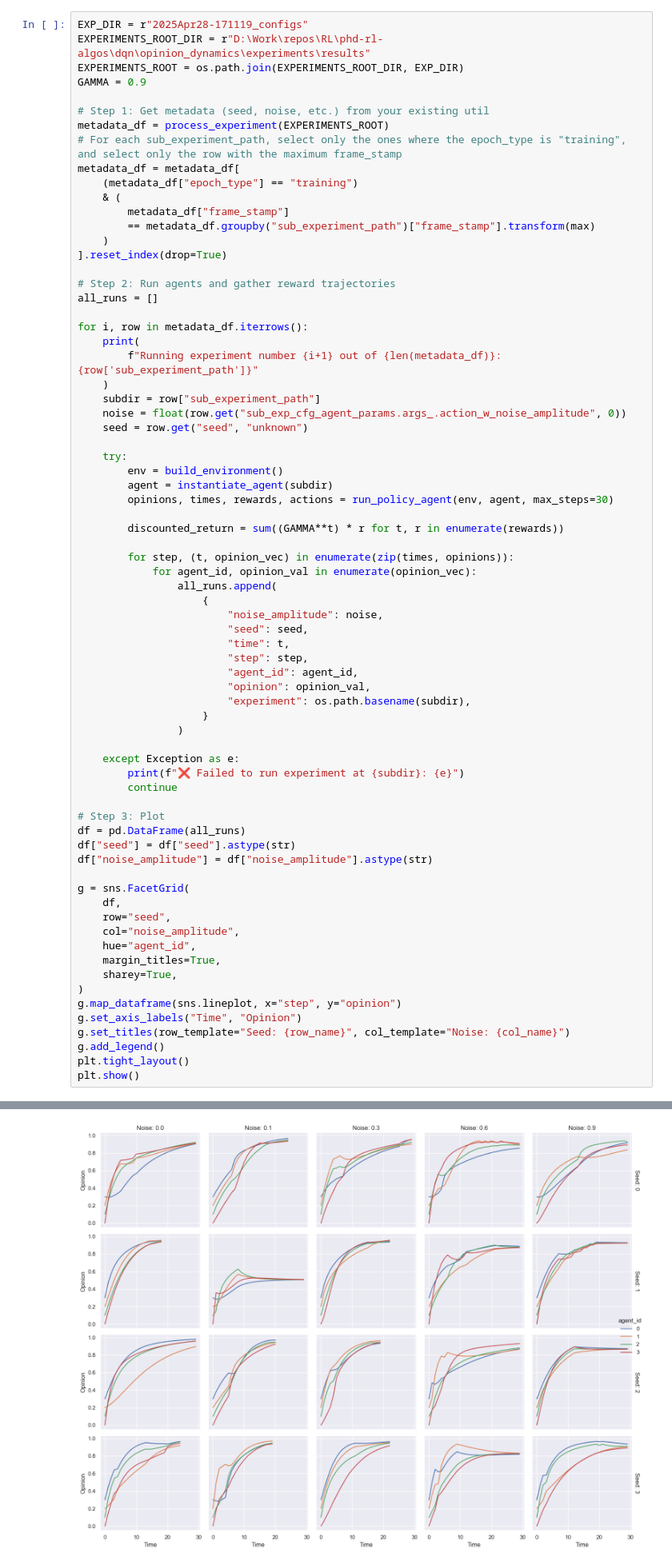
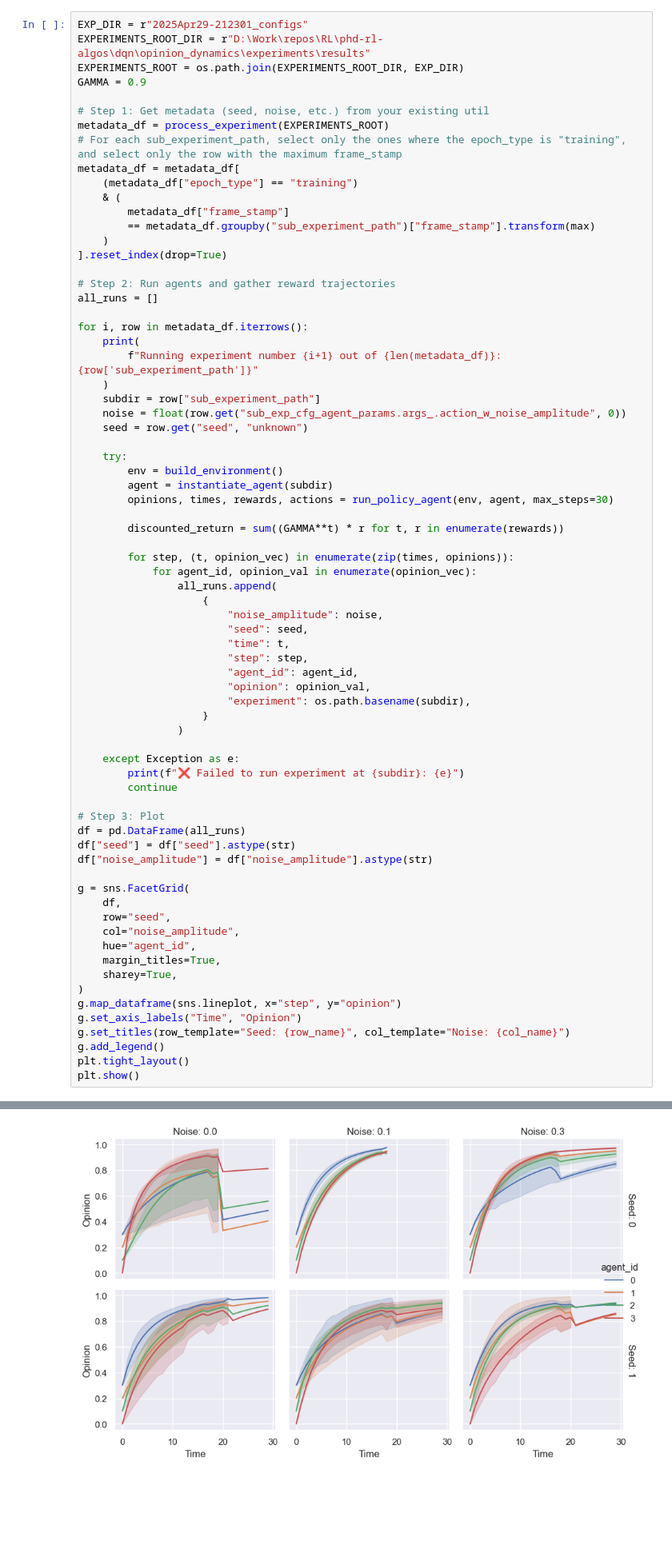
Before and after one commit to mariusdgm/phd-rl-algos, a Jupyter notebook: dqn/opinion_dynamics/experiments/agent_eval_experiment.ipynb, the cells around one changed output, grey strips where cells are left out. Shown at 80% size. Saved outputs shown, nothing was run; the diff lists cells and outputs as text; blank space fills up the shorter version.

```diff
--- a/dqn/opinion_dynamics/experiments/agent_eval_experiment.ipynb
+++ b/dqn/opinion_dynamics/experiments/agent_eval_experiment.ipynb
@@ -114,5 +122,5 @@ def run_policy_agent(env, agent, max_steps=10):
 # %%
-EXP_DIR = r"2025Apr28-171119_configs"
+EXP_DIR = r"2025Apr29-212301_configs"
 EXPERIMENTS_ROOT_DIR = r"D:\Work\repos\RL\phd-rl-algos\dqn\opinion_dynamics\experiments\results"
 EXPERIMENTS_ROOT = os.path.join(EXPERIMENTS_ROOT_DIR, EXP_DIR)
 GAMMA = 0.9
@@ -205,4 +213,4 @@ Running experiment number 20 out of 20: D:\Work\repos\RL\phd-rl-algos\dqn\opinio
-[figure, old version]
+[figure, new version]
 # %%
 df
 # %% [output]
```
Also changed, not shown: parts of 3 cells of this notebook, 8 other files.
